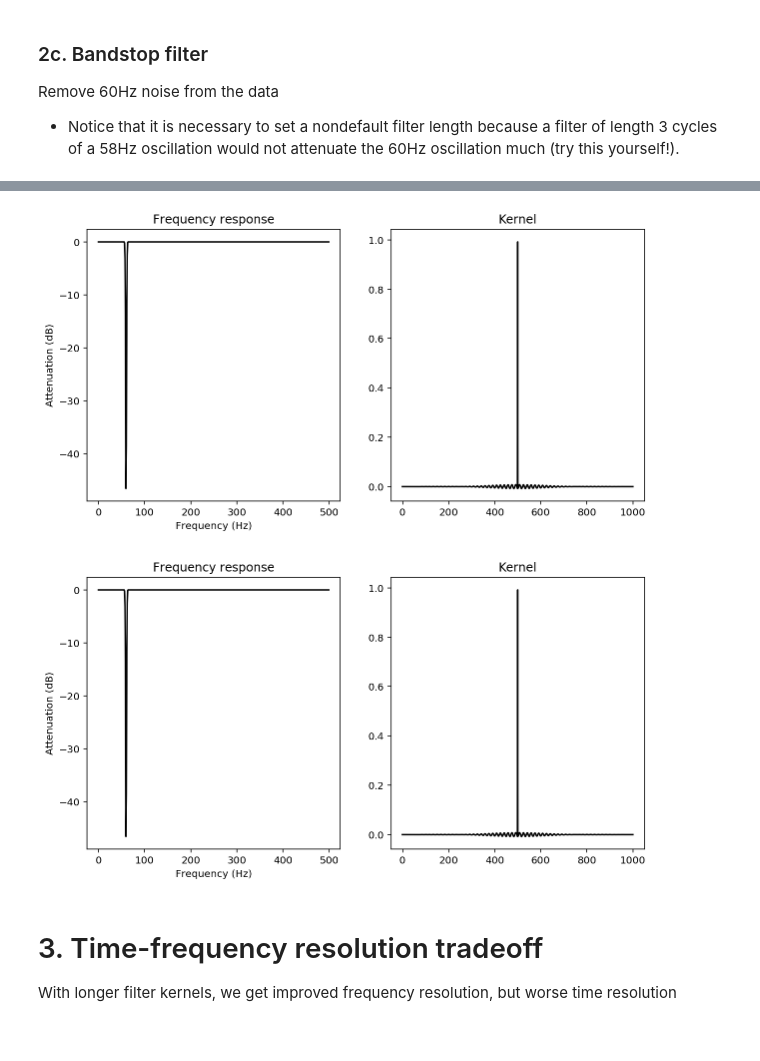
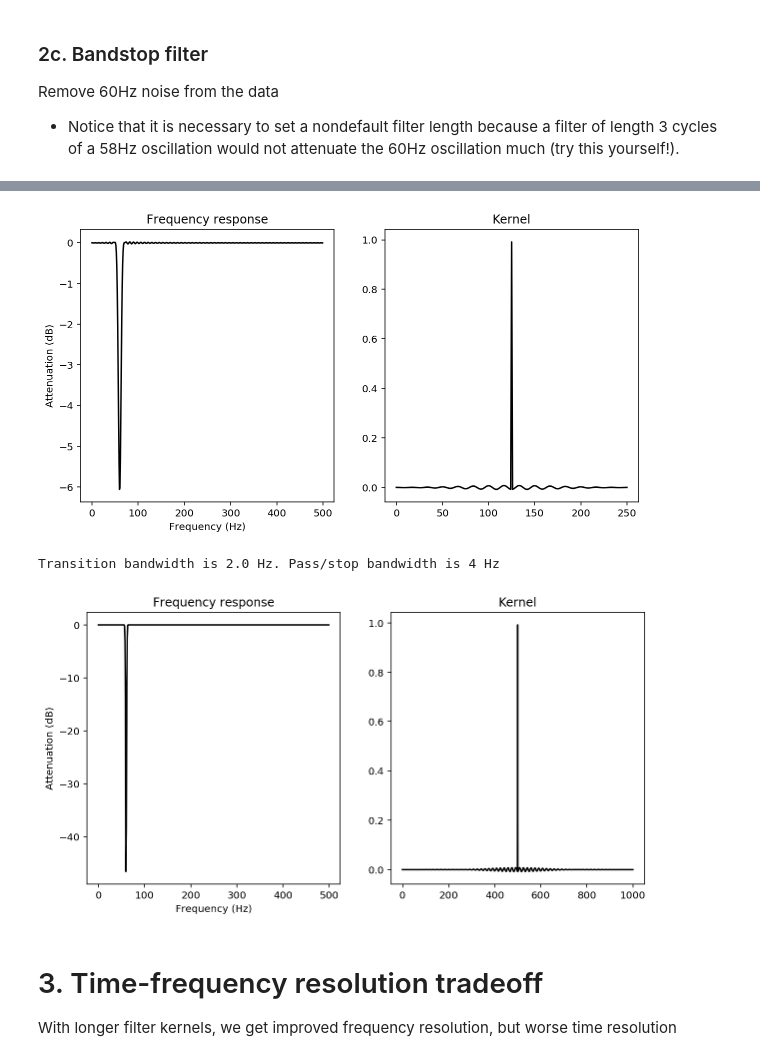
Before and after one commit to neurodsp-tools/neurodsp, a Jupyter notebook: tutorials/1-Filtering.ipynb, the cells around one changed output, grey strips where cells are left out. Drawn from its saved outputs; the diff is of its cells as text; code cells hidden in the pictures.

```diff
--- a/tutorials/1-Filtering.ipynb
+++ b/tutorials/1-Filtering.ipynb
@@ -109,13 +116,15 @@ plt.legend(loc='best')
 # %%
 # Note the user warning above.
 # This is because in the computed frequency response (below), the attenuation in the stopband does not go below 20dB.
-x_filt = neurodsp.filter(x, Fs, 'bandstop', fc=fc, N_seconds=1, plot_frequency_response=True)
-
-# This user warning disappears if we elongate the filter
-x_filt = neurodsp.filter(x, Fs, 'bandstop', fc=fc, N_seconds=1, plot_frequency_response=True)
+x_filt = filt.filter_signal(x, fs, 'bandstop', fc=fc, n_seconds=0.25, plot_freq_response=True)
 # %% [output]
-[figure, old version]
+[figure, new version]
-[figure, removed]
+# %%
+# This user warning disappears if we elongate the filter
+x_filt = filt.filter_signal(x, fs, 'bandstop', fc=fc, n_seconds=1, plot_freq_response=True)
+# %% [output]
+Transition bandwidth is 2.0 Hz. Pass/stop bandwidth is 4 Hz
+[figure, added]
 # %% [markdown]
 # 3. Time-frequency resolution tradeoff
 
```
Also changed, not shown: parts of 8 cells of this notebook, 2 other files.
